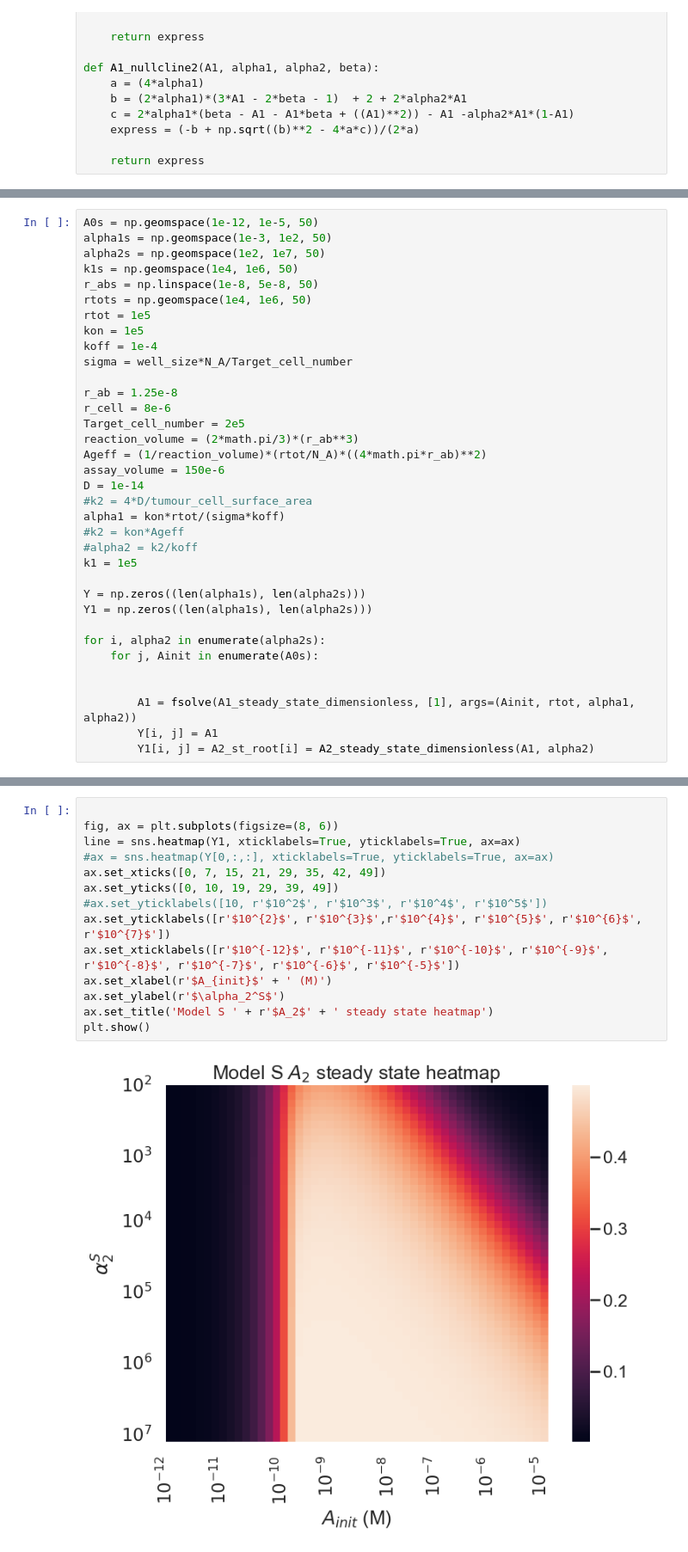
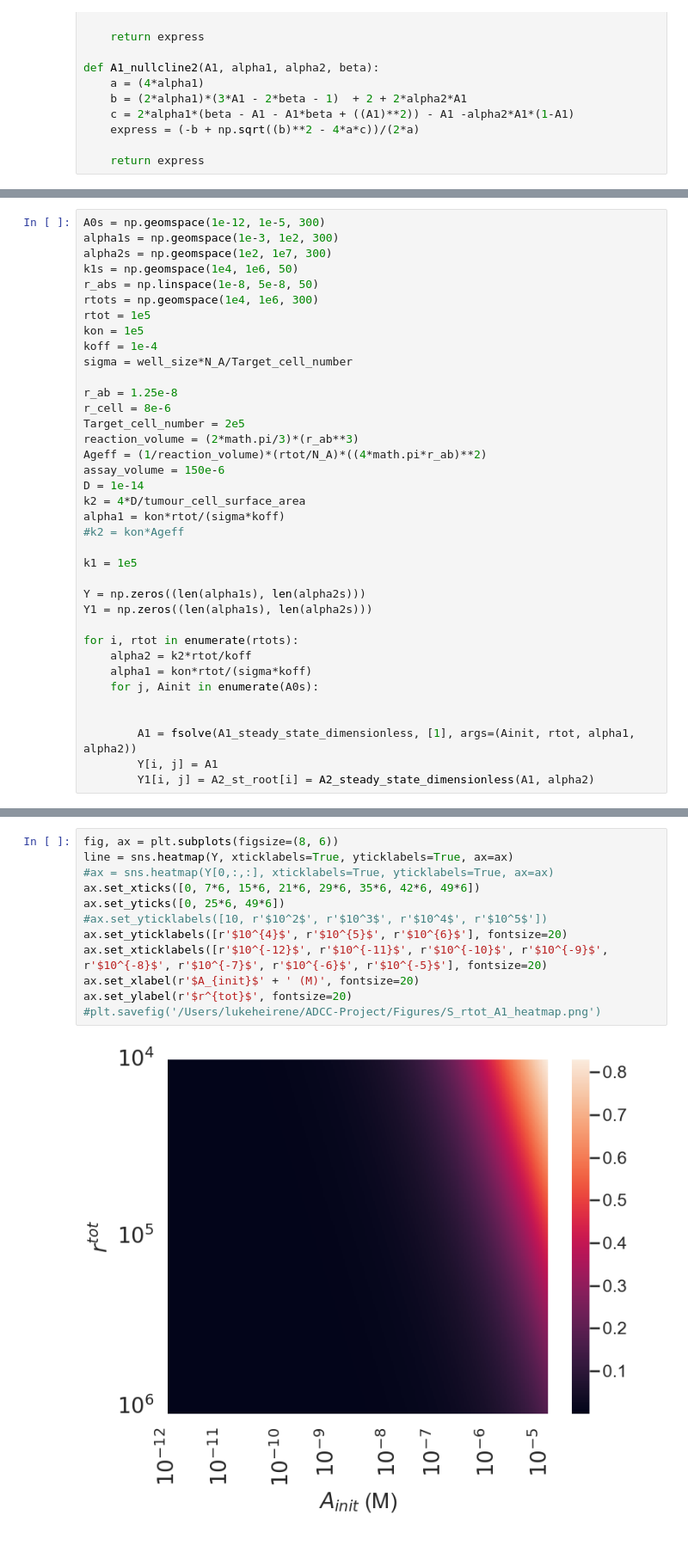
Before and after one commit to lukedtc/ADCC-Project, a Jupyter notebook: Corrected_model/steady_state_workings.ipynb, the cells around one changed output, grey strips where cells are left out. Shown at 86% size. Cells and saved outputs as stored; diff of their text form.

```diff
--- a/Corrected_model/steady_state_workings.ipynb
+++ b/Corrected_model/steady_state_workings.ipynb
@@ -306,12 +307,12 @@ plt.show()
 451.66055700000004
 [figure]
 # %%
-A0s = np.geomspace(1e-12, 1e-5, 50)
-alpha1s = np.geomspace(1e-3, 1e2, 50)
-alpha2s = np.geomspace(1e2, 1e7, 50)
+A0s = np.geomspace(1e-12, 1e-5, 300)
+alpha1s = np.geomspace(1e-3, 1e2, 300)
+alpha2s = np.geomspace(1e2, 1e7, 300)
 k1s = np.geomspace(1e4, 1e6, 50)
 r_abs = np.linspace(1e-8, 5e-8, 50)
-rtots = np.geomspace(1e4, 1e6, 50)
+rtots = np.geomspace(1e4, 1e6, 300)
 rtot = 1e5
 kon = 1e5
 koff = 1e-4
@@ -324,16 +325,18 @@ reaction_volume = (2*math.pi/3)*(r_ab**3)
 Ageff = (1/reaction_volume)*(rtot/N_A)*((4*math.pi*r_ab)**2)
 assay_volume = 150e-6
 D = 1e-14
-#k2 = 4*D/tumour_cell_surface_area
+k2 = 4*D/tumour_cell_surface_area
 alpha1 = kon*rtot/(sigma*koff)
 #k2 = kon*Ageff
-#alpha2 = k2/koff
+
 k1 = 1e5
 
 Y = np.zeros((len(alpha1s), len(alpha2s)))
 Y1 = np.zeros((len(alpha1s), len(alpha2s)))
 
-for i, alpha2 in enumerate(alpha2s):
+for i, rtot in enumerate(rtots):
+    alpha2 = k2*rtot/koff
+    alpha1 = kon*rtot/(sigma*koff)
     for j, Ainit in enumerate(A0s):
 
 
@@ -361,16 +368,14 @@ print(alpha2s)
 # %%
-
 fig, ax = plt.subplots(figsize=(8, 6))
-line = sns.heatmap(Y1, xticklabels=True, yticklabels=True, ax=ax)
+line = sns.heatmap(Y, xticklabels=True, yticklabels=True, ax=ax)
 #ax = sns.heatmap(Y[0,:,:], xticklabels=True, yticklabels=True, ax=ax)
-ax.set_xticks([0, 7, 15, 21, 29, 35, 42, 49])
-ax.set_yticks([0, 10, 19, 29, 39, 49])
+ax.set_xticks([0, 7*6, 15*6, 21*6, 29*6, 35*6, 42*6, 49*6])
+ax.set_yticks([0, 25*6, 49*6])
 #ax.set_yticklabels([10, r'$10^2$', r'$10^3$', r'$10^4$', r'$10^5$'])
-ax.set_yticklabels([r'$10^{2}$', r'$10^{3}$',r'$10^{4}$', r'$10^{5}$', r'$10^{6}$', r'$10^{7}$'])
-ax.set_xticklabels([r'$10^{-12}$', r'$10^{-11}$', r'$10^{-10}$', r'$10^{-9}$', r'$10^{-8}$', r'$10^{-7}$', r'$10^{-6}$', r'$10^{-5}$'])
-ax.set_xlabel(r'$A_{init}$' + ' (M)')
-ax.set_ylabel(r'$\alpha_2^S$')
-ax.set_title('Model S ' + r'$A_2$' + ' steady state heatmap')
-plt.show()
+ax.set_yticklabels([r'$10^{4}$', r'$10^{5}$', r'$10^{6}$'], fontsize=20)
+ax.set_xticklabels([r'$10^{-12}$', r'$10^{-11}$', r'$10^{-10}$', r'$10^{-9}$', r'$10^{-8}$', r'$10^{-7}$', r'$10^{-6}$', r'$10^{-5}$'], fontsize=20)
+ax.set_xlabel(r'$A_{init}$' + ' (M)', fontsize=20)
+ax.set_ylabel(r'$r^{tot}$', fontsize=20)
+#plt.savefig('/Users/lukeheirene/ADCC-Project/Figures/S_rtot_A1_heatmap.png')
 # %% [output]
-[figure, old version]
+[figure, new version]
```
Also changed, not shown: parts of 3 cells of this notebook, 6 other files.
